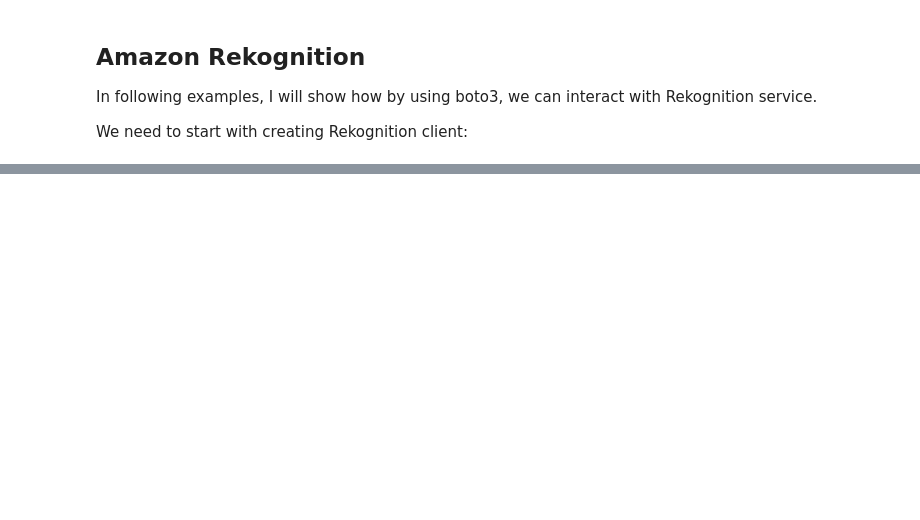
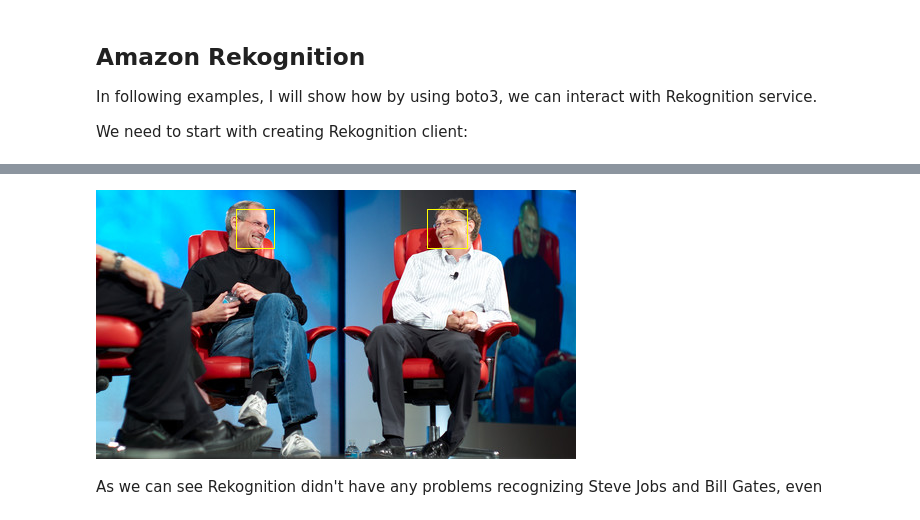
Before and after one commit to pgrzesik/aws-ml-apis, a Jupyter notebook: rekognition/rekognition_example.ipynb, the cells around one changed output, grey strips where cells are left out. Saved outputs shown, nothing was run; the diff lists cells and outputs as text; code cells hidden in the pictures; blank space fills up the shorter version.

```diff
--- a/rekognition/rekognition_example.ipynb
+++ b/rekognition/rekognition_example.ipynb
@@ -44,0 +199,10 @@ pprint.pprint(response)
+# %%
+response = rekognition_client.recognize_celebrities(
+    Image={
+        'S3Object': {
+            'Bucket': 'aws-ml-apis',
+            'Name': 'rekognition/jobs-gates.jpeg'
+        }
+    }
+)
+pprint.pprint(response)
@@ -44,0 +227,11 @@ pprint.pprint(response)
+# %%
+jobs_gates_img = Image.open('./jobs-gates.jpeg')
+
+for celebrity in response['CelebrityFaces']:
+    draw_face_bounding_box(jobs_gates_img, celebrity['Face'])
+
+jobs_gates_img
+# %% [output]
+[figure, added]
+# %% [markdown]
+As we can see Rekognition didn't have any problems recognizing Steve Jobs and Bill Gates, even
```
Also changed, not shown: parts of 17 cells of this notebook, 6 other files.
